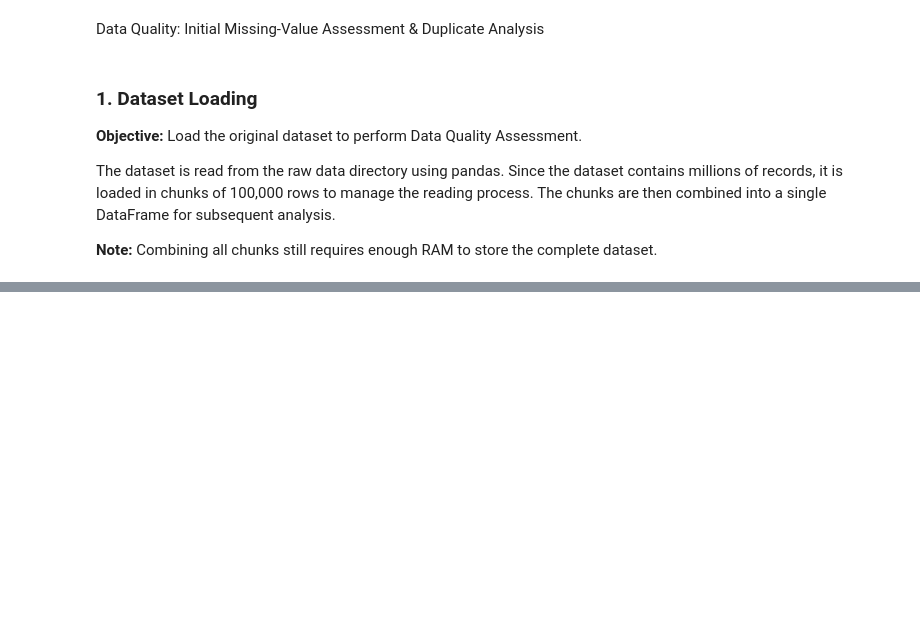
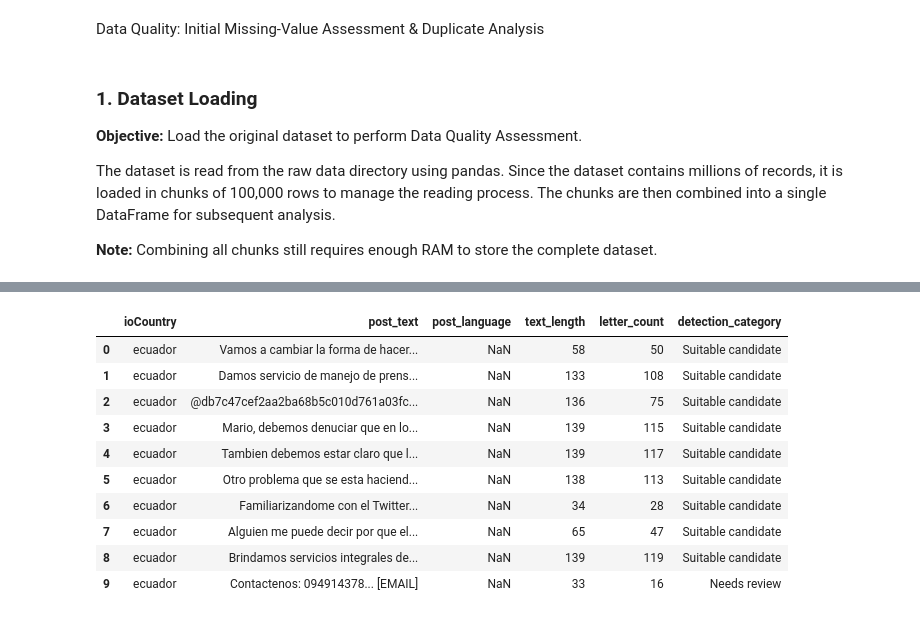
Before and after one commit to OsamaAawad/Data-Mining-Project-, a Jupyter notebook: notebooks/02-dataQualityAssessment.ipynb, the cells around one changed output, grey strips where cells are left out. Drawn from its saved outputs; the diff is of its cells as text; code cells hidden in the pictures; blank space fills up the shorter version.

```diff
--- a/notebooks/02-dataQualityAssessment.ipynb
+++ b/notebooks/02-dataQualityAssessment.ipynb
@@ -2644,0 +2798,83 @@ File size (MB): 1428.97
+# %%
+
+# 5.3 Language Detection Feasibility Assessment
+
+
+print("=== LANGUAGE DETECTION FEASIBILITY ===")
+
+# Step 1: Identify missing or undetermined languages
+language_values = (
+    df_clean["post_language"]
+    .astype("string")
+    .str.strip()
+    .str.lower()
+)
+
+review_mask = (
+    language_values.isna() |
+    language_values.eq("und").fillna(False)
+)
+
+# Step 2: Select only records requiring review
+language_candidates = df_clean.loc[
+    review_mask,
+    ["ioCountry", "post_text", "post_language"]
+].copy()
+
+# Step 3: Calculate text length
+text = language_candidates["post_text"].fillna("").astype(str)
+
+language_candidates["text_length"] = text.str.len()
+
+# Remove URLs, mentions and hashtags for diagnostic purposes
+clean_text = (
+    text
+    .str.replace(r"https?://\S+|www\.\S+", " ", regex=True)
+    .str.replace(r"@\w+", " ", regex=True)
+    .str.replace(r"#", "", regex=True)
+    .str.replace(r"\s+", " ", regex=True)
+    .str.strip()
+)
+
+# Count alphabetic characters, including non-Latin scripts
+language_candidates["letter_count"] = clean_text.str.count(
+    r"[^\W\d_]"
+)
+
+# Step 4: Classify candidates using diagnostic thresholds
+language_candidates["detection_category"] = "Needs review"
+
+language_candidates.loc[
+    language_candidates["letter_count"] < 5,
+    "detection_category"
+] = "Insufficient text"
+
+language_candidates.loc[
+    language_candidates["letter_count"] >= 20,
+    "detection_category"
+] = "Suitable candidate"
+
+# Step 5: Display summary
+summary = (
+    language_candidates["detection_category"]
+    .value_counts()
+    .rename_axis("Category")
+    .reset_index(name="Records")
+)
+
+summary["Percentage (%)"] = (
+    summary["Records"] / len(language_candidates) * 100
+).round(2)
+
+display(summary)
+
+print(f"\nTotal candidates: {len(language_candidates):,}")
+
+print("\nText length statistics:")
+display(language_candidates["text_length"].describe())
+
+print("\nSample candidates:")
+display(language_candidates.head(10))
+
+print("\nFeasibility assessment completed.")
+# %% [output]
@@ -2644,0 +2899,11 @@ File size (MB): 1428.97
+|  | ioCountry | post_text | post_language | text_length | letter_count | detection_category |
+| 0 | ecuador | Vamos a cambiar la forma de hacer... | NaN | 58 | 50 | Suitable candidate |
+| 1 | ecuador | Damos servicio de manejo de prens... | NaN | 133 | 108 | Suitable candidate |
+| 2 | ecuador | @db7c47cef2aa2ba68b5c010d761a03fc... | NaN | 136 | 75 | Suitable candidate |
+| 3 | ecuador | Mario, debemos denuciar que en lo... | NaN | 139 | 115 | Suitable candidate |
+| 4 | ecuador | Tambien debemos estar claro que l... | NaN | 139 | 117 | Suitable candidate |
+| 5 | ecuador | Otro problema que se esta haciend... | NaN | 138 | 113 | Suitable candidate |
+| 6 | ecuador | Familiarizandome con el Twitter... | NaN | 34 | 28 | Suitable candidate |
+| 7 | ecuador | Alguien me puede decir por que el... | NaN | 65 | 47 | Suitable candidate |
+| 8 | ecuador | Brindamos servicios integrales de... | NaN | 139 | 119 | Suitable candidate |
+| 9 | ecuador | Contactenos: 094914378... [EMAIL] | NaN | 33 | 16 | Needs review |
```
Also changed, not shown: parts of 177 cells of this notebook, 1 other file.
